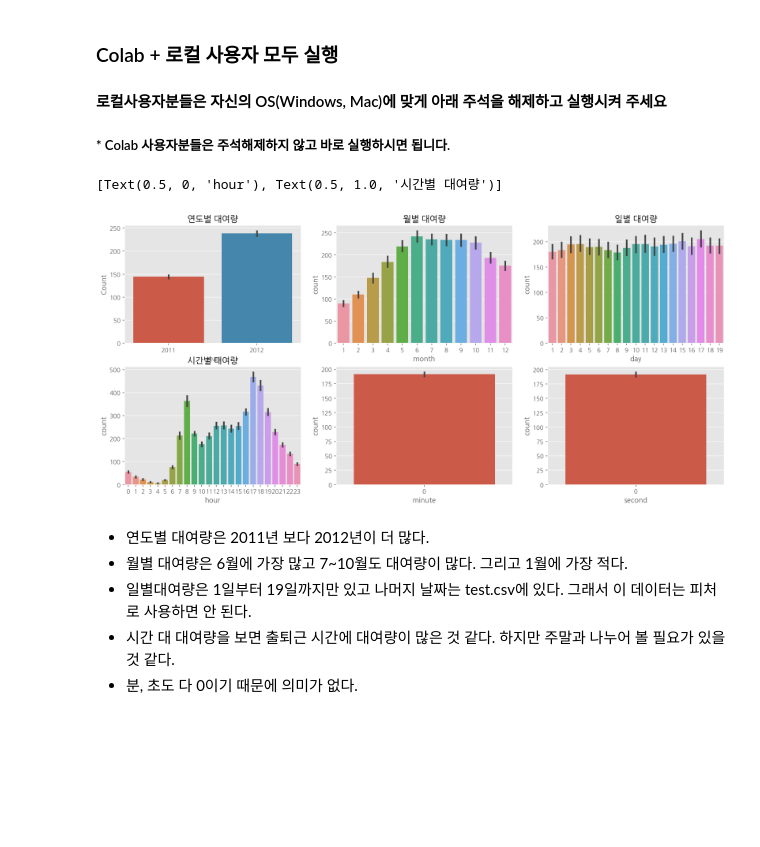
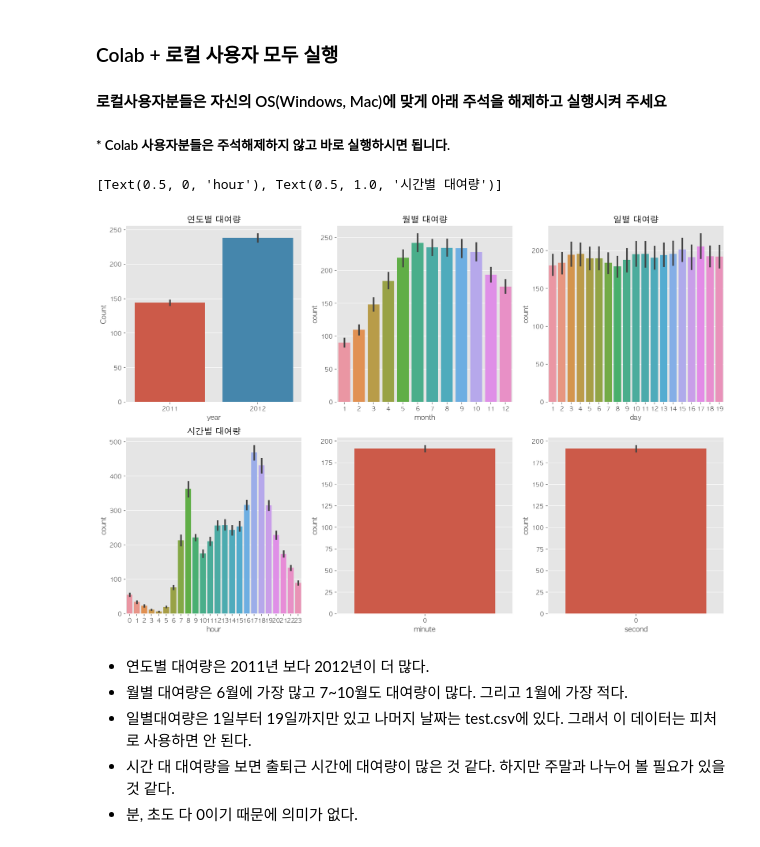
Before and after one commit to kimjinhyuk/LBD, a Jupyter notebook: AI/Kaggle/02_ML-DS-survey-2017-EDA-FAQ/kaggle_DS_Bicycle_demand_EDA.ipynb, the cells around one changed output. Drawn from its saved outputs; the diff is of its cells as text; code cells hidden in the pictures; blank space fills up the shorter version.

Commit message:
study edwith for kaggle data science

```diff
--- a/AI/Kaggle/02_ML-DS-survey-2017-EDA-FAQ/kaggle_DS_Bicycle_demand_EDA.ipynb
+++ b/AI/Kaggle/02_ML-DS-survey-2017-EDA-FAQ/kaggle_DS_Bicycle_demand_EDA.ipynb
@@ -32,7 +35,7 @@ drive.mount('/content/drive')
 # %% [output]
 Drive already mounted at /content/drive; to attempt to forcibly remount, call drive.mount("/content/drive", force_remount=True).
 # %%
-train = pd.read_csv("/content/drive/My Drive/Colab Notebooks/data/bike/train.csv", parse_dates=["datetime"])
+train = pd.read_csv("./train.csv", parse_dates=["datetime"]) #datetime 형식으로 불러옴
 train.shape
 # %% [output]
 (10886, 12)
@@ -160,7 +189,7 @@ from IPython.display import set_matplotlib_formats
 # plt.rc('font', family='NanumGothic')
 
 ## Mac의 한글 폰트 설정
-# plt.rc('font', family='AppleGothic')
+plt.rc('font', family='AppleGothic')
 
 plt.rc('axes', unicode_minus=False)
 
@@ -168,22 +197,22 @@ plt.rc('axes', unicode_minus=False)
 set_matplotlib_formats('retina')
 # %%
 figure, ((ax1,ax2,ax3), (ax4,ax5,ax6)) = plt.subplots(nrows=2, ncols=3)
-figure.set_size_inches(18,8)
+figure.set_size_inches(18,12)
 
 sns.barplot(data=train, x="year", y="count", ax=ax1)
 sns.barplot(data=train, x="month", y="count", ax=ax2)
 sns.barplot(data=train, x="day", y="count", ax=ax3)
 sns.barplot(data=train, x="hour", y="count", ax=ax4)
 sns.barplot(data=train, x="minute", y="count", ax=ax5)
 sns.barplot(data=train, x="second", y="count", ax=ax6)
 
 ax1.set(ylabel='Count',title="연도별 대여량")
 ax2.set(xlabel='month',title="월별 대여량")
 ax3.set(xlabel='day', title="일별 대여량")
 ax4.set(xlabel='hour', title="시간별 대여량")
 # %% [output]
 [Text(0.5, 0, 'hour'), Text(0.5, 1.0, '시간별 대여량')]
-[figure, old version]
+[figure, new version]
 # %% [markdown]
 * 연도별 대여량은 2011년 보다 2012년이 더 많다.
 * 월별 대여량은 6월에 가장 많고 7~10월도 대여량이 많다. 그리고 1월에 가장 적다.
```
Also changed, not shown: parts of 12 cells of this notebook, 9 other files.
